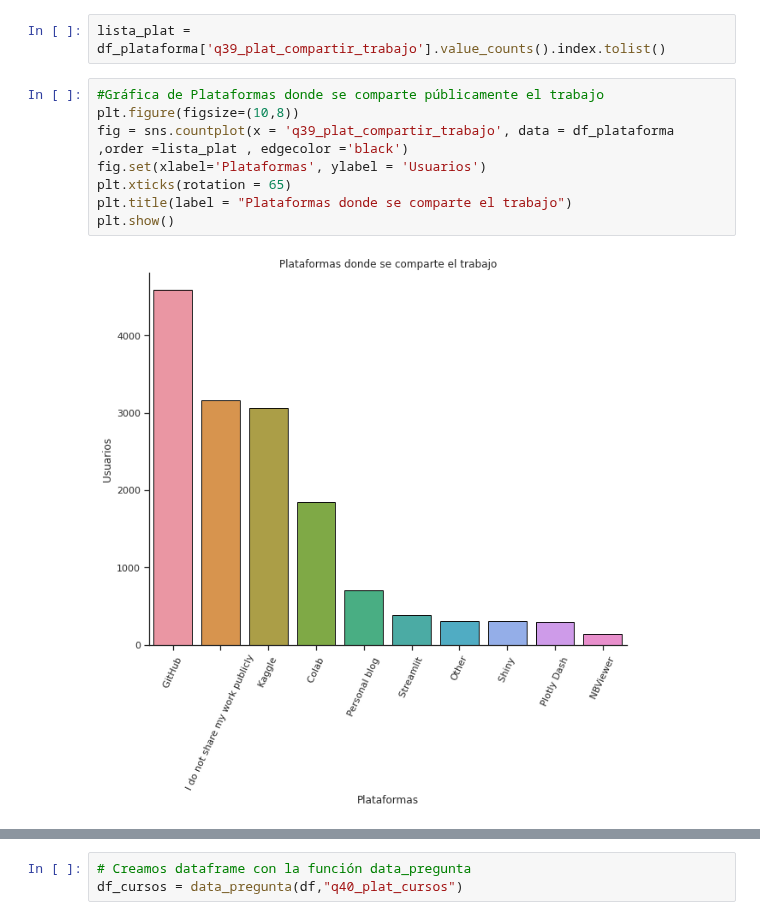
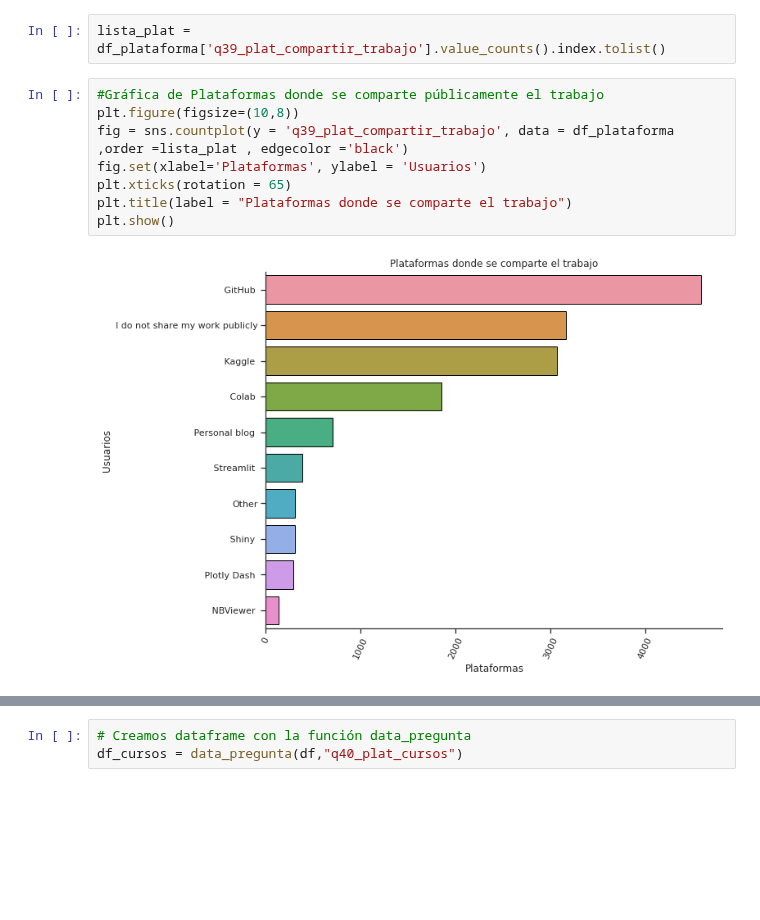
Before and after one commit to paulafuenteg/Kaggle-DS-ML-Survey, a Jupyter notebook: visualizacion.ipynb, the cells around one changed output, grey strips where cells are left out. Drawn from its saved outputs; the diff is of its cells as text; blank space fills up the shorter version.

```diff
--- a/visualizacion.ipynb
+++ b/visualizacion.ipynb
@@ -297,13 +307,13 @@ lista_plat = df_plataforma['q39_plat_compartir_trabajo'].value_counts().index.to
 # %%
 #Gráfica de Plataformas donde se comparte públicamente el trabajo
 plt.figure(figsize=(10,8))
-fig = sns.countplot(x = 'q39_plat_compartir_trabajo', data = df_plataforma ,order =lista_plat , edgecolor ='black')
+fig = sns.countplot(y = 'q39_plat_compartir_trabajo', data = df_plataforma ,order =lista_plat , edgecolor ='black')
 fig.set(xlabel='Plataformas', ylabel = 'Usuarios')
 plt.xticks(rotation = 65)
 plt.title(label = "Plataformas donde se comparte el trabajo")
 plt.show()
 # %% [output]
-[figure, old version]
+[figure, new version]
 # %%
 #Gráfica de Plataformas donde se comparte públicamente el trabajo
 plt.figure(figsize=(10,8))
```
Also changed, not shown: parts of 33 cells of this notebook.
